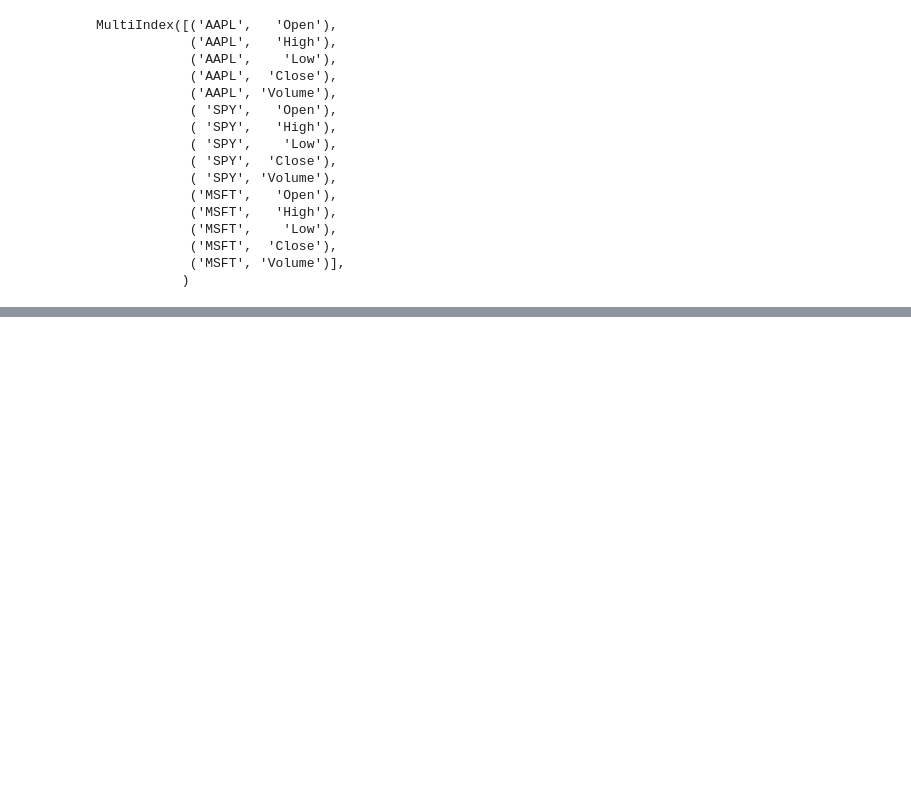
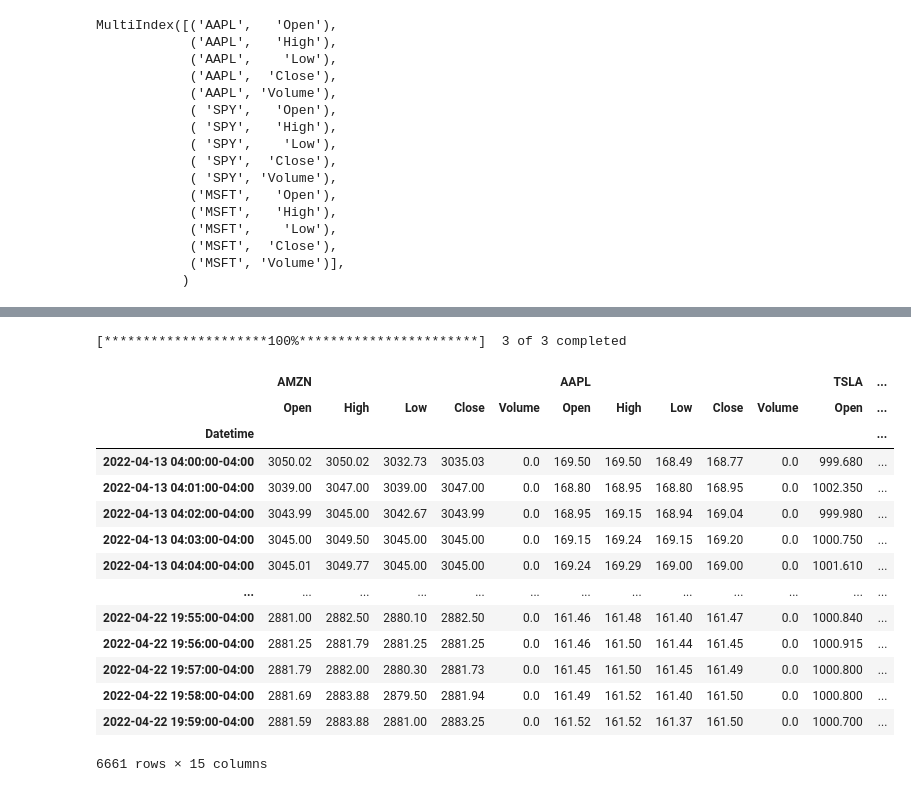
Before and after one commit to minjunp/FAIthing, a Jupyter notebook: tutorials/Yahoo finance.ipynb, the cells around one changed output, grey strips where cells are left out. Cells and saved outputs as stored; diff of their text form; code cells hidden in the pictures; blank space fills up the shorter version.

```diff
--- a/tutorials/Yahoo finance.ipynb
+++ b/tutorials/Yahoo finance.ipynb
@@ -84,0 +620,23 @@ MultiIndex([('AAPL',   'Open'),
+# %%
+tickers = ['AMZN', 'AAPL', 'TSLA']
+period = '7d'
+interval = '1m'
+df = _get_yfinance_data(tickers, period, interval)
+df
+# %% [output]
+[*********************100%***********************]  3 of 3 completed
+|  | AMZN |  |  |  |  | AAPL |  |  |  |  | TSLA | ... |
+|  | Open | High | Low | Close | Volume | Open | High | Low | Close | Volume | Open | ... |
+| Datetime |  |  |  |  |  |  |  |  |  |  |  | ... |
+| 2022-04-13 04:00:00-04:00 | 3050.02 | 3050.02 | 3032.73 | 3035.03 | 0.0 | 169.50 | 169.50 | 168.49 | 168.77 | 0.0 | 999.680 | ... |
+| 2022-04-13 04:01:00-04:00 | 3039.00 | 3047.00 | 3039.00 | 3047.00 | 0.0 | 168.80 | 168.95 | 168.80 | 168.95 | 0.0 | 1002.350 | ... |
+| 2022-04-13 04:02:00-04:00 | 3043.99 | 3045.00 | 3042.67 | 3043.99 | 0.0 | 168.95 | 169.15 | 168.94 | 169.04 | 0.0 | 999.980 | ... |
+| 2022-04-13 04:03:00-04:00 | 3045.00 | 3049.50 | 3045.00 | 3045.00 | 0.0 | 169.15 | 169.24 | 169.15 | 169.20 | 0.0 | 1000.750 | ... |
+| 2022-04-13 04:04:00-04:00 | 3045.01 | 3049.77 | 3045.00 | 3045.00 | 0.0 | 169.24 | 169.29 | 169.00 | 169.00 | 0.0 | 1001.610 | ... |
+| ... | ... | ... | ... | ... | ... | ... | ... | ... | ... | ... | ... | ... |
+| 2022-04-22 19:55:00-04:00 | 2881.00 | 2882.50 | 2880.10 | 2882.50 | 0.0 | 161.46 | 161.48 | 161.40 | 161.47 | 0.0 | 1000.840 | ... |
+| 2022-04-22 19:56:00-04:00 | 2881.25 | 2881.79 | 2881.25 | 2881.25 | 0.0 | 161.46 | 161.50 | 161.44 | 161.45 | 0.0 | 1000.915 | ... |
+| 2022-04-22 19:57:00-04:00 | 2881.79 | 2882.00 | 2880.30 | 2881.73 | 0.0 | 161.45 | 161.50 | 161.45 | 161.49 | 0.0 | 1000.800 | ... |
+| 2022-04-22 19:58:00-04:00 | 2881.69 | 2883.88 | 2879.50 | 2881.94 | 0.0 | 161.49 | 161.52 | 161.40 | 161.50 | 0.0 | 1000.800 | ... |
+| 2022-04-22 19:59:00-04:00 | 2881.59 | 2883.88 | 2881.00 | 2883.25 | 0.0 | 161.52 | 161.52 | 161.37 | 161.50 | 0.0 | 1000.700 | ... |
+6661 rows × 15 columns
```
Also changed, not shown: parts of 36 cells of this notebook, 1 other file.
